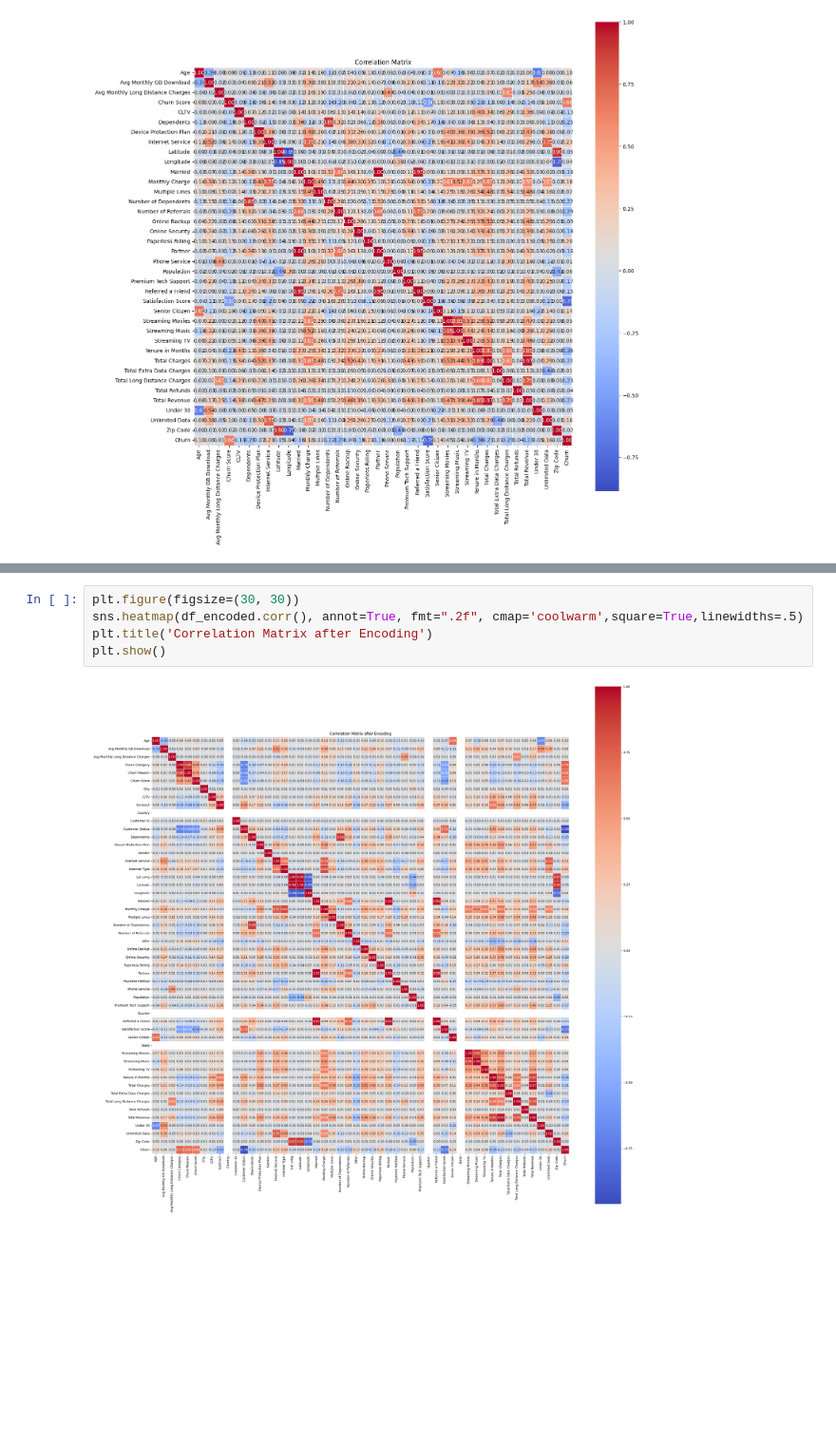
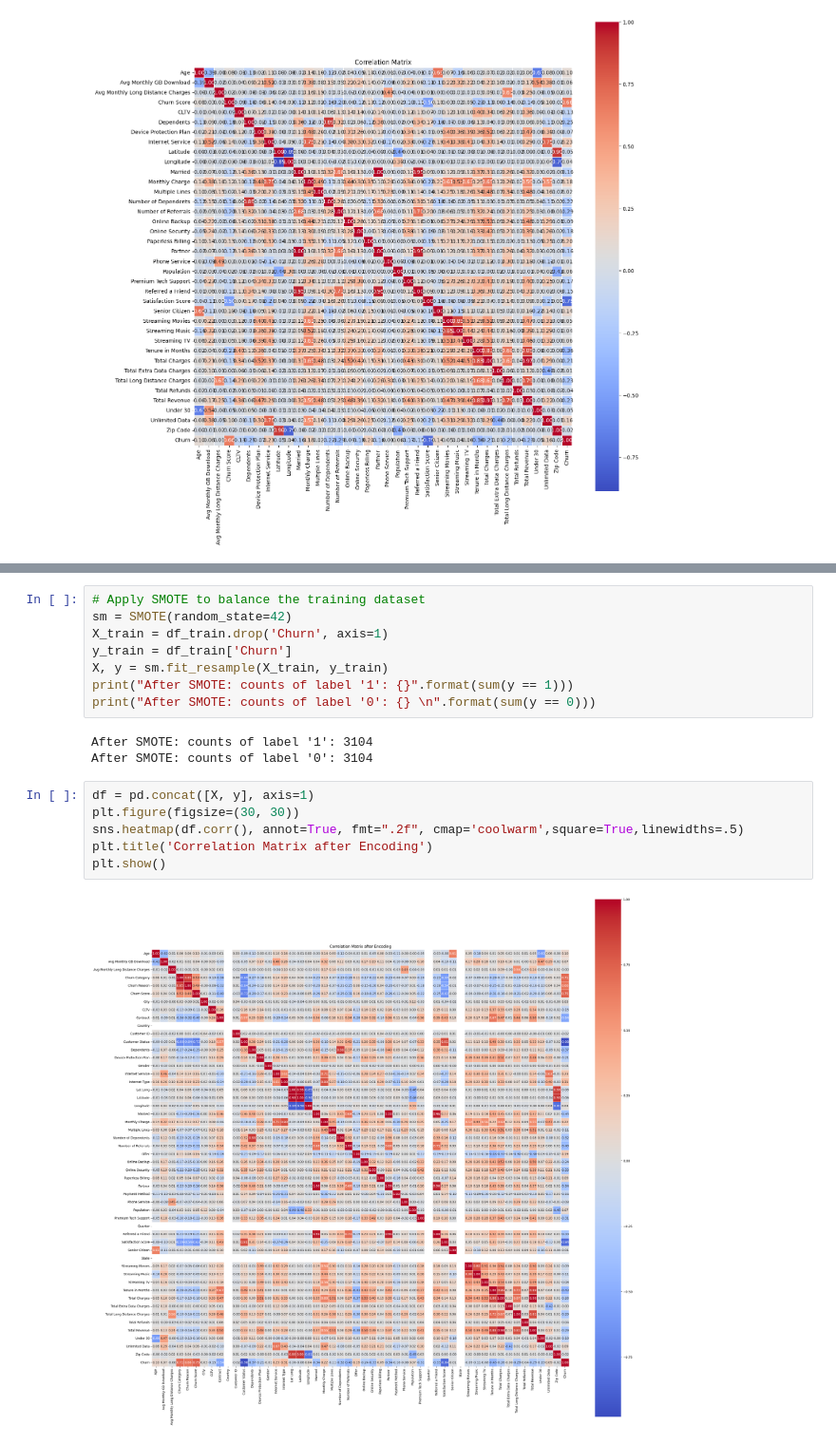
Before and after one commit to Mouaz-Ahmed-Alazazy/telco-customer-churn-project, a Jupyter notebook: Preprocess_blocks.ipynb, the cells around one changed output, grey strips where cells are left out. Shown at 95% size. Cells and saved outputs as stored; diff of their text form; blank space fills up the shorter version.

```diff
--- a/Preprocess_blocks.ipynb
+++ b/Preprocess_blocks.ipynb
@@ -163,10 +130,22 @@ After SMOTE, counts of label '0': 3104
+# %%
+# Apply SMOTE to balance the training dataset
+sm = SMOTE(random_state=42)
+X_train = df_train.drop('Churn', axis=1)
+y_train = df_train['Churn']
+X, y = sm.fit_resample(X_train, y_train)
+print("After SMOTE: counts of label '1': {}".format(sum(y == 1)))
+print("After SMOTE: counts of label '0': {} \n".format(sum(y == 0)))
+# %% [output]
+After SMOTE: counts of label '1': 3104
+After SMOTE: counts of label '0': 3104
 # %%
+df = pd.concat([X, y], axis=1)
 plt.figure(figsize=(30, 30))
-sns.heatmap(df_encoded.corr(), annot=True, fmt=".2f", cmap='coolwarm',square=True,linewidths=.5)
+sns.heatmap(df.corr(), annot=True, fmt=".2f", cmap='coolwarm',square=True,linewidths=.5)
 plt.title('Correlation Matrix after Encoding')
 plt.show()
 # %% [output]
-[figure, old version]
+[figure, new version]
 # %%
 from sklearn.feature_selection import SelectKBest, f_classif
 selector = SelectKBest(score_func=f_classif, k=10)
```
Also changed, not shown: parts of 13 cells of this notebook, 2 other files.
